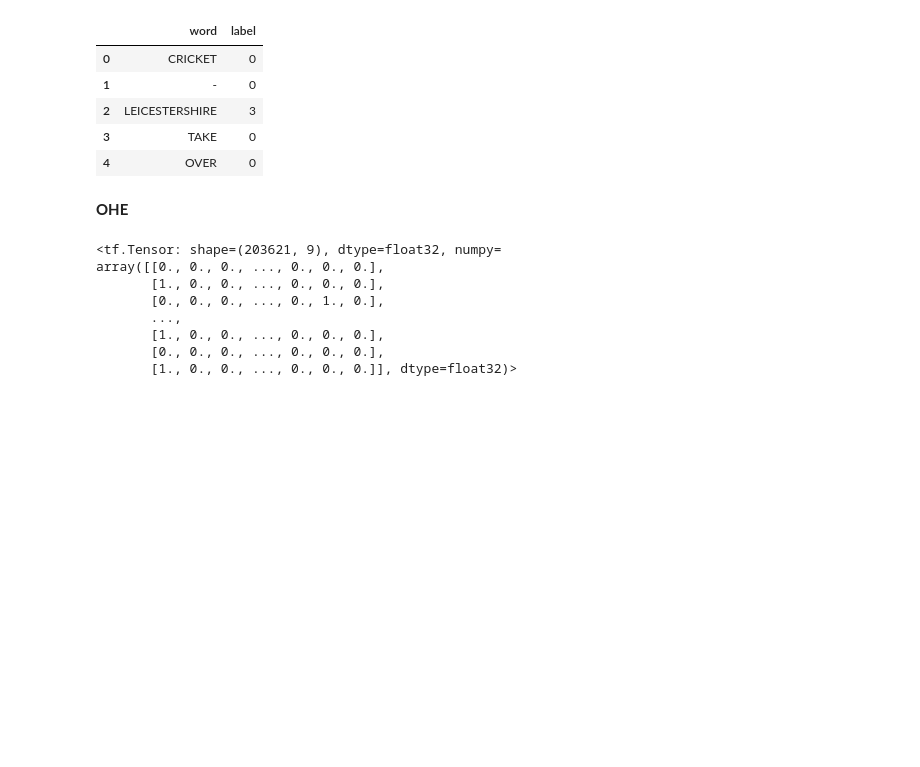
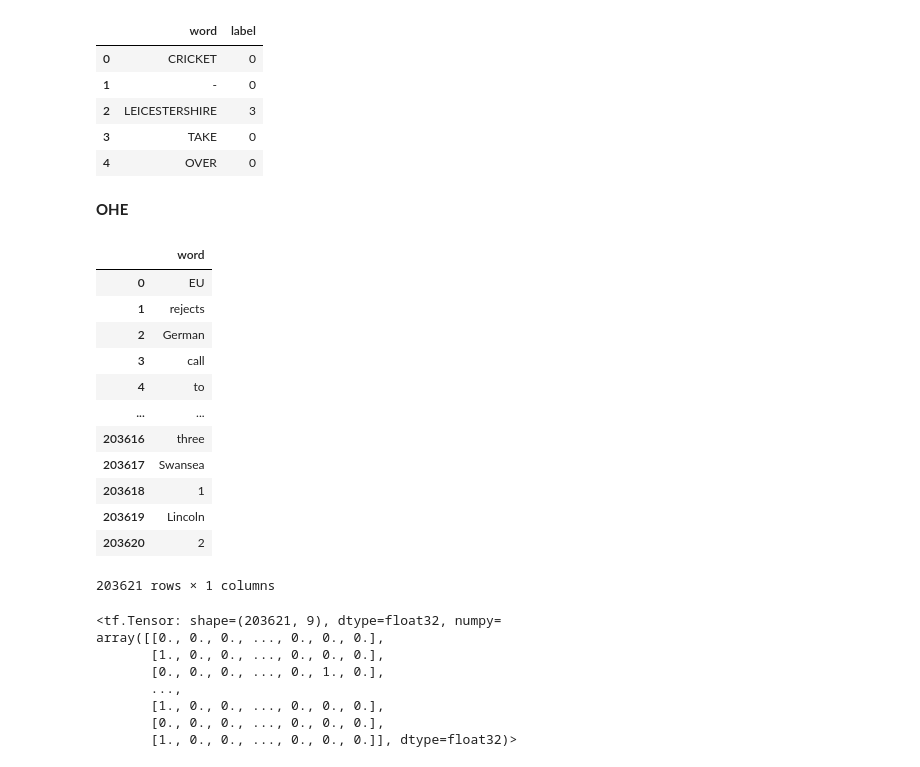
Before and after one commit to sahug/ds-bert, a Jupyter notebook: BERT NLP - Named Entity Recognition or Token Classification using BERT.ipynb, the cells around one changed output. Saved outputs shown, nothing was run; the diff lists cells and outputs as text; code cells hidden in the pictures; blank space fills up the shorter version.

```diff
--- a/BERT NLP - Named Entity Recognition or Token Classification using BERT.ipynb
+++ b/BERT NLP - Named Entity Recognition or Token Classification using BERT.ipynb
@@ -159,16 +159,11 @@ df_valid.head()
 | 2 | LEICESTERSHIRE | 3 |
 | 3 | TAKE | 0 |
 | 4 | OVER | 0 |
-# %%
-from sklearn import preprocessing
-label_encoder = preprocessing.LabelEncoder()
-df_train["label"] = label_encoder.fit_transform(df_train["label"])
-df_test["label"] = label_encoder.fit_transform(df_test["label"])
 # %%
 y_train = df_train["label"]
-x_train = df_train.drop("word", axis=1)
+x_train = df_train.drop("label", axis=1)
 y_test = df_test["label"]
-x_test = df_test.drop("word", axis=1)
+x_test = df_test.drop("label", axis=1)
 # %% [markdown]
 **OHE**
 # %%
@@ -176,6 +171,22 @@ import tensorflow as tf
 ohe = tf.keras.layers.CategoryEncoding(num_tokens=9, output_mode="one_hot")
 y_train = ohe(y_train)
 y_test = ohe(y_test)
+# %%
+x_train
+# %% [output]
+|  | word |
+| 0 | EU |
+| 1 | rejects |
+| 2 | German |
+| 3 | call |
+| 4 | to |
+| ... | ... |
+| 203616 | three |
+| 203617 | Swansea |
+| 203618 | 1 |
+| 203619 | Lincoln |
+| 203620 | 2 |
+203621 rows × 1 columns
 # %%
 y_train
 # %% [output]
```
Also changed, not shown: parts of 3 cells of this notebook.
